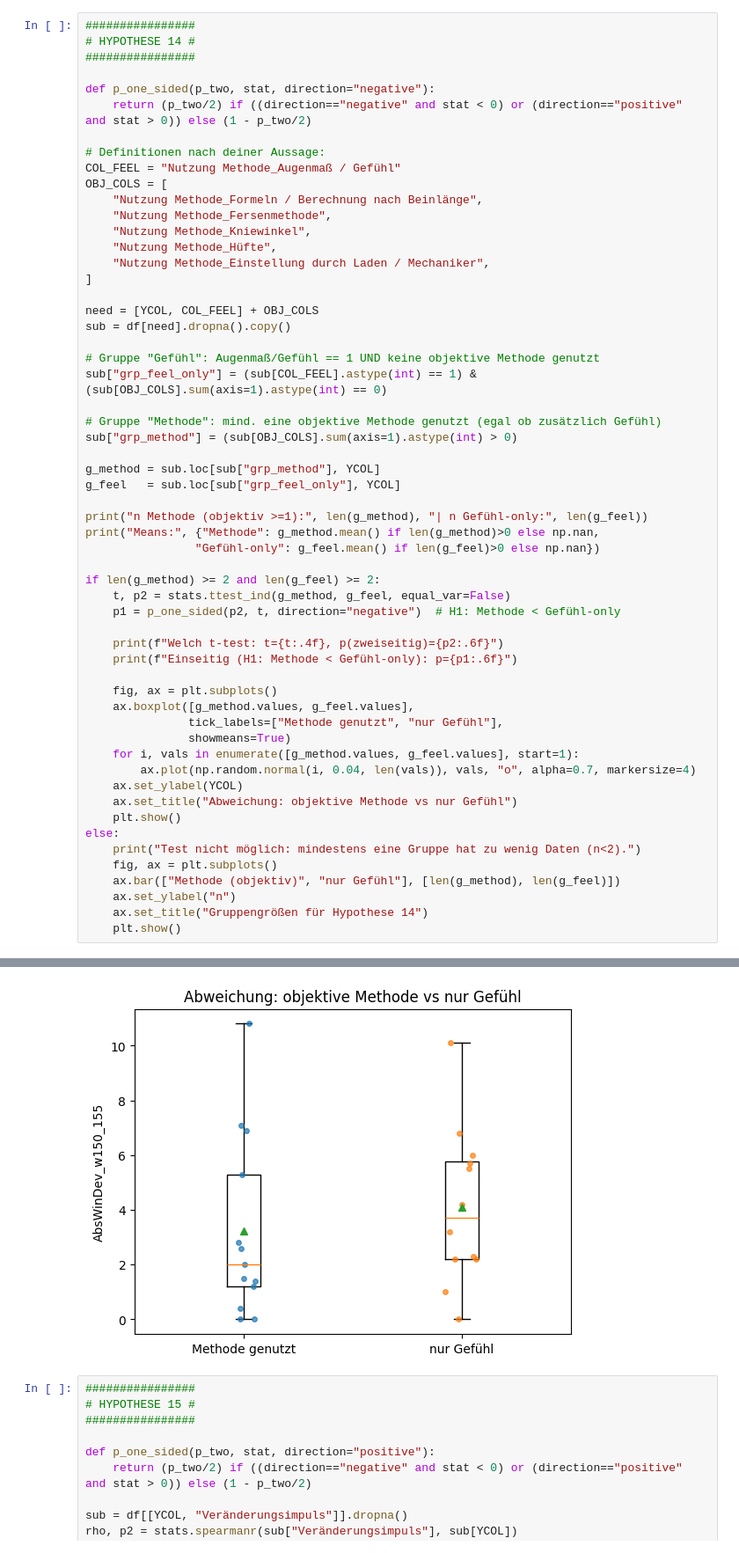
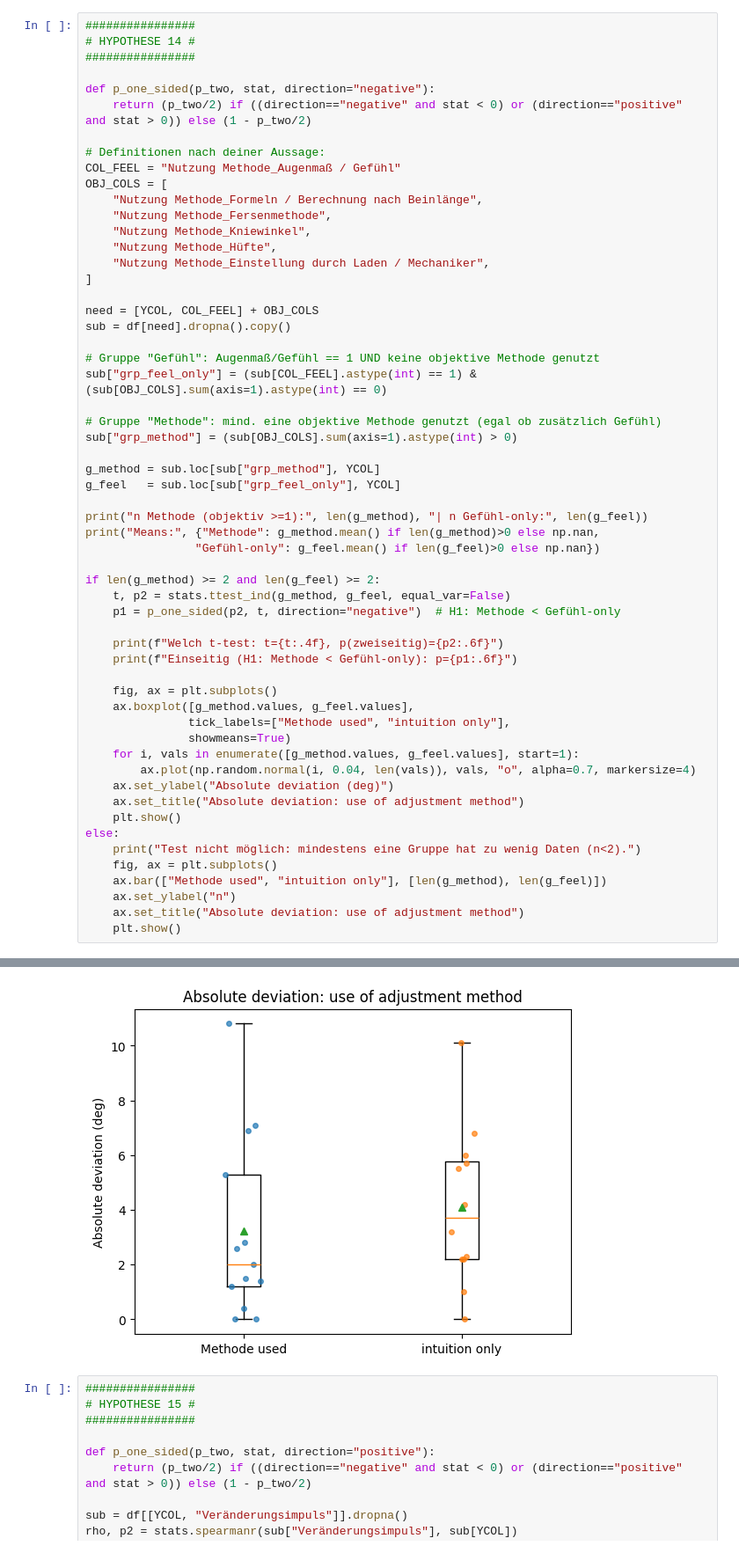
Before and after one commit to WestWoodPrints/MMI_Tool, a Jupyter notebook: Auswertung_V3.ipynb, the cells around one changed output, grey strips where cells are left out. Shown at 88% size. Saved outputs shown, nothing was run; the diff lists cells and outputs as text.

```diff
--- a/Auswertung_V3.ipynb
+++ b/Auswertung_V3.ipynb
@@ -802,39 +802,39 @@ sub["grp_method"] = (sub[OBJ_COLS].sum(axis=1).astype(int) > 0)
 g_method = sub.loc[sub["grp_method"], YCOL]
 g_feel   = sub.loc[sub["grp_feel_only"], YCOL]
 
 print("n Methode (objektiv >=1):", len(g_method), "| n Gefühl-only:", len(g_feel))
 print("Means:", {"Methode": g_method.mean() if len(g_method)>0 else np.nan,
                 "Gefühl-only": g_feel.mean() if len(g_feel)>0 else np.nan})
 
 if len(g_method) >= 2 and len(g_feel) >= 2:
     t, p2 = stats.ttest_ind(g_method, g_feel, equal_var=False)
     p1 = p_one_sided(p2, t, direction="negative")  # H1: Methode < Gefühl-only
 
     print(f"Welch t-test: t={t:.4f}, p(zweiseitig)={p2:.6f}")
     print(f"Einseitig (H1: Methode < Gefühl-only): p={p1:.6f}")
 
     fig, ax = plt.subplots()
     ax.boxplot([g_method.values, g_feel.values],
-               tick_labels=["Methode genutzt", "nur Gefühl"],
+               tick_labels=["Methode used", "intuition only"],
                showmeans=True)
     for i, vals in enumerate([g_method.values, g_feel.values], start=1):
         ax.plot(np.random.normal(i, 0.04, len(vals)), vals, "o", alpha=0.7, markersize=4)
-    ax.set_ylabel(YCOL)
-    ax.set_title("Abweichung: objektive Methode vs nur Gefühl")
+    ax.set_ylabel("Absolute deviation (deg)")
+    ax.set_title("Absolute deviation: use of adjustment method")
     plt.show()
 else:
     print("Test nicht möglich: mindestens eine Gruppe hat zu wenig Daten (n<2).")
     fig, ax = plt.subplots()
-    ax.bar(["Methode (objektiv)", "nur Gefühl"], [len(g_method), len(g_feel)])
+    ax.bar(["Methode used", "intuition only"], [len(g_method), len(g_feel)])
     ax.set_ylabel("n")
-    ax.set_title("Gruppengrößen für Hypothese 14")
+    ax.set_title("Absolute deviation: use of adjustment method")
     plt.show()
 # %% [output]
 n Methode (objektiv >=1): 13 | n Gefühl-only: 12
 Means: {'Methode': 3.230769230769233, 'Gefühl-only': 4.099999999999997}
 Welch t-test: t=-0.7055, p(zweiseitig)=0.487598
 Einseitig (H1: Methode < Gefühl-only): p=0.243799
-[figure, old version]
+[figure, new version]
 # %%
 ################
 # HYPOTHESE 15 #
```
Also changed, not shown: parts of 8 cells of this notebook, 27 other files.
